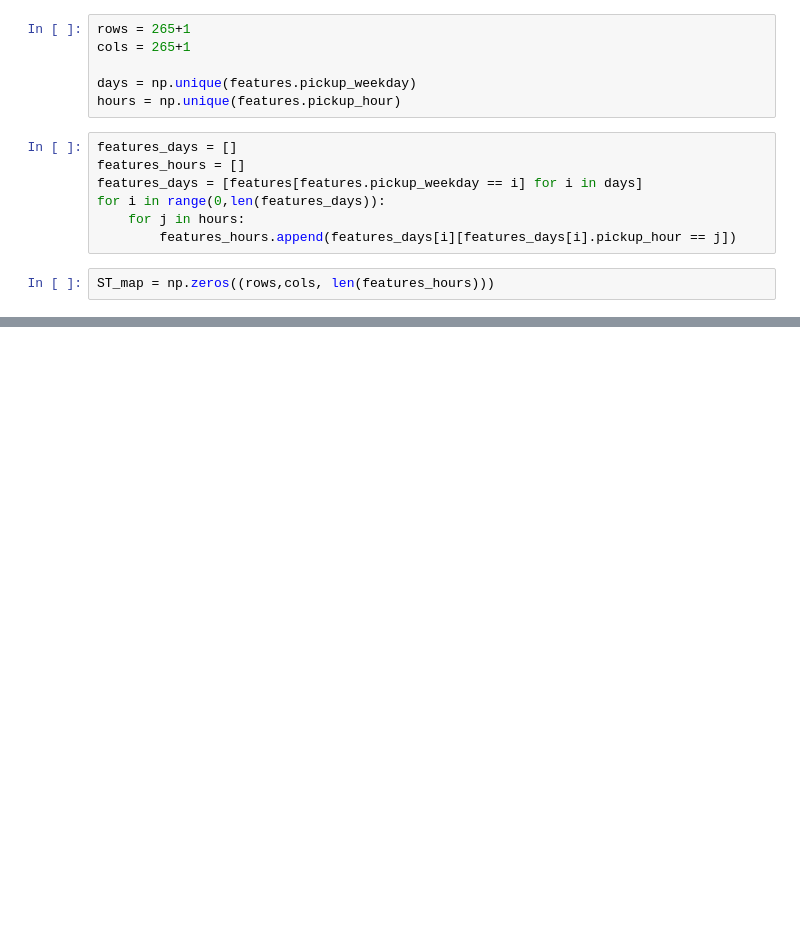
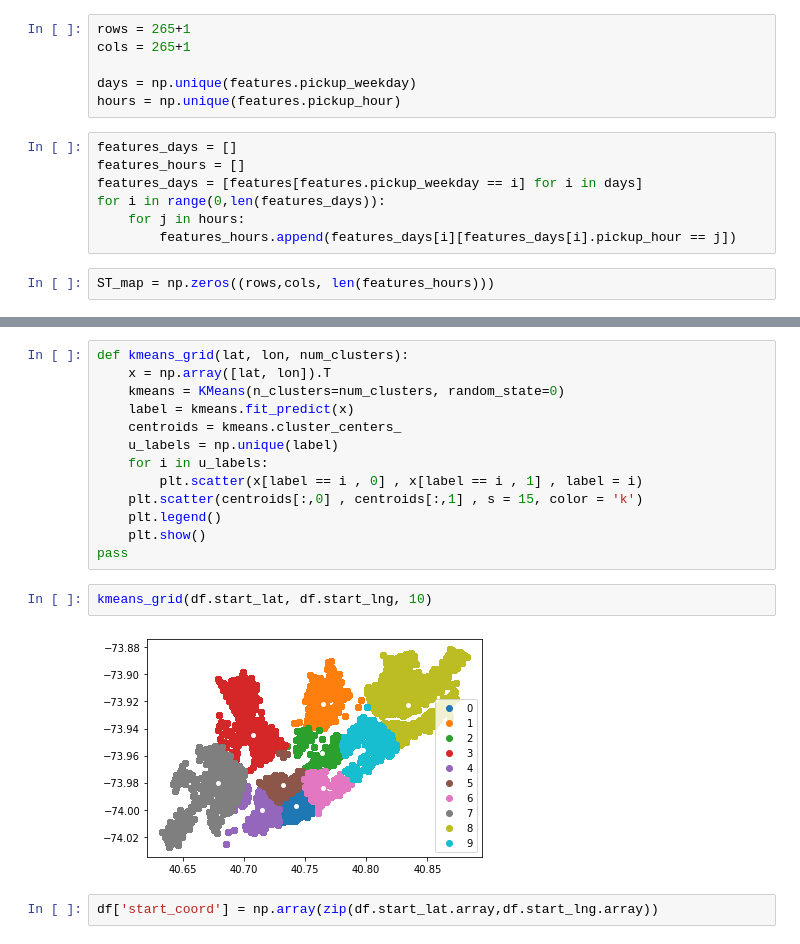
Before and after one commit to Anup8777/MobilityForecast, a Jupyter notebook: src/ST_maps.ipynb, the cells around one changed output, grey strips where cells are left out. Saved outputs shown, nothing was run; the diff lists cells and outputs as text; blank space fills up the shorter version.

Commit message:
working on binning the spation data with coordinates

```diff
--- a/src/ST_maps.ipynb
+++ b/src/ST_maps.ipynb
@@ -169,0 +139,19 @@ sns.heatmap(ST_map[:,:,17], ax=ax2)
+# %%
+def kmeans_grid(lat, lon, num_clusters):
+    x = np.array([lat, lon]).T
+    kmeans = KMeans(n_clusters=num_clusters, random_state=0)
+    label = kmeans.fit_predict(x)
+    centroids = kmeans.cluster_centers_
+    u_labels = np.unique(label)
+    for i in u_labels:
+        plt.scatter(x[label == i , 0] , x[label == i , 1] , label = i)
+    plt.scatter(centroids[:,0] , centroids[:,1] , s = 15, color = 'k')
+    plt.legend()
+    plt.show()
+pass
+# %%
+kmeans_grid(df.start_lat, df.start_lng, 10)
+# %% [output]
+[figure, added]
+# %%
+df['start_coord'] = np.array(zip(df.start_lat.array,df.start_lng.array))
```
Also changed, not shown: parts of 23 cells of this notebook.
